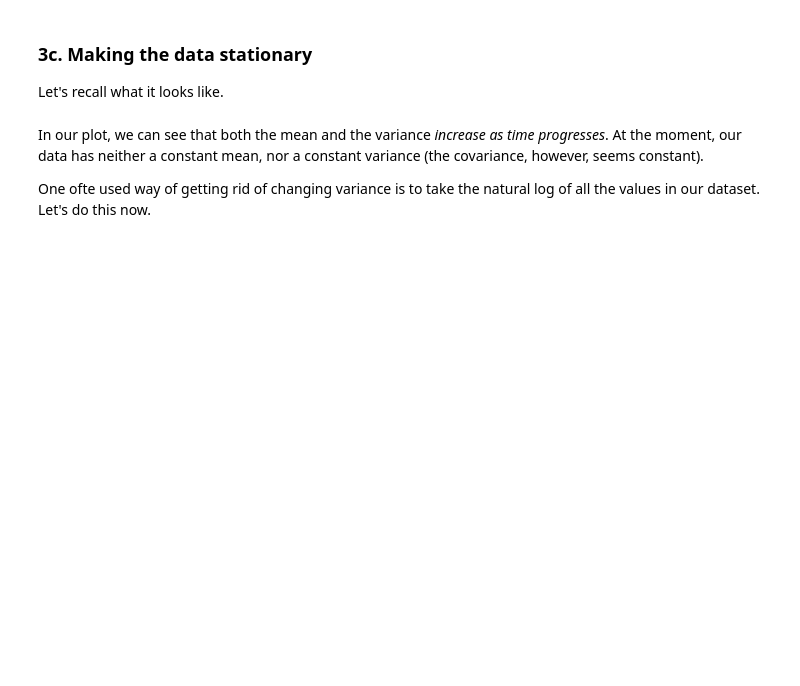
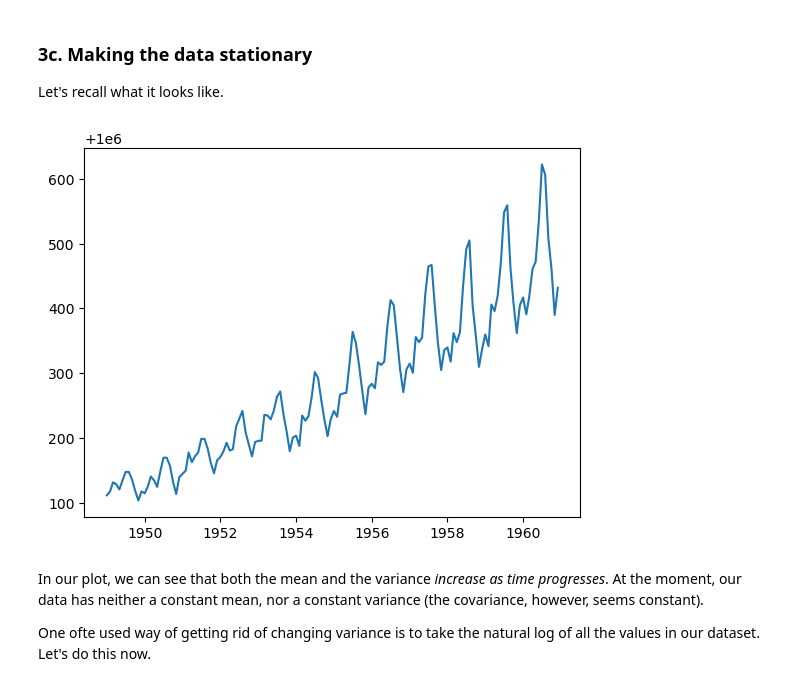
Before and after one commit to hao-udoin/Springboard-data-science, a Jupyter notebook: 20.1 Time Series/Cowboy Cigarettes Case Study - Tier 3.ipynb, the cells around one changed output. Saved outputs shown, nothing was run; the diff lists cells and outputs as text; code cells hidden in the pictures; blank space fills up the shorter version.

```diff
--- a/20.1 Time Series/Cowboy Cigarettes Case Study - Tier 3.ipynb
+++ b/20.1 Time Series/Cowboy Cigarettes Case Study - Tier 3.ipynb
@@ -183,3 +270,8 @@ _ _ _
+# %%
+plt.plot(cigData.index, y)
+plt.show()
+# %% [output]
+[figure, added]
 # %% [markdown]
 In our plot, we can see that both the mean and the variance *increase as time progresses*. At the moment, our data has neither a constant mean, nor a constant variance (the covariance, however, seems constant).
 
```
Also changed, not shown: parts of 50 cells of this notebook.
